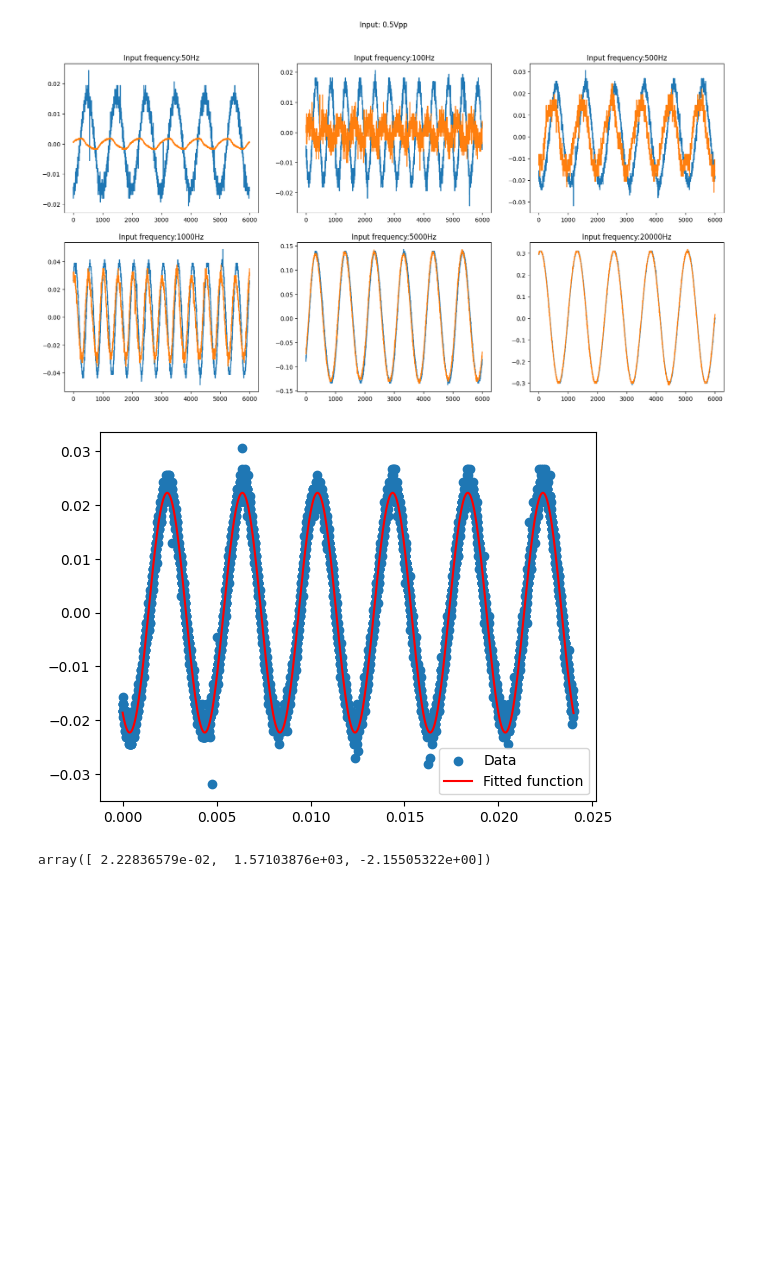
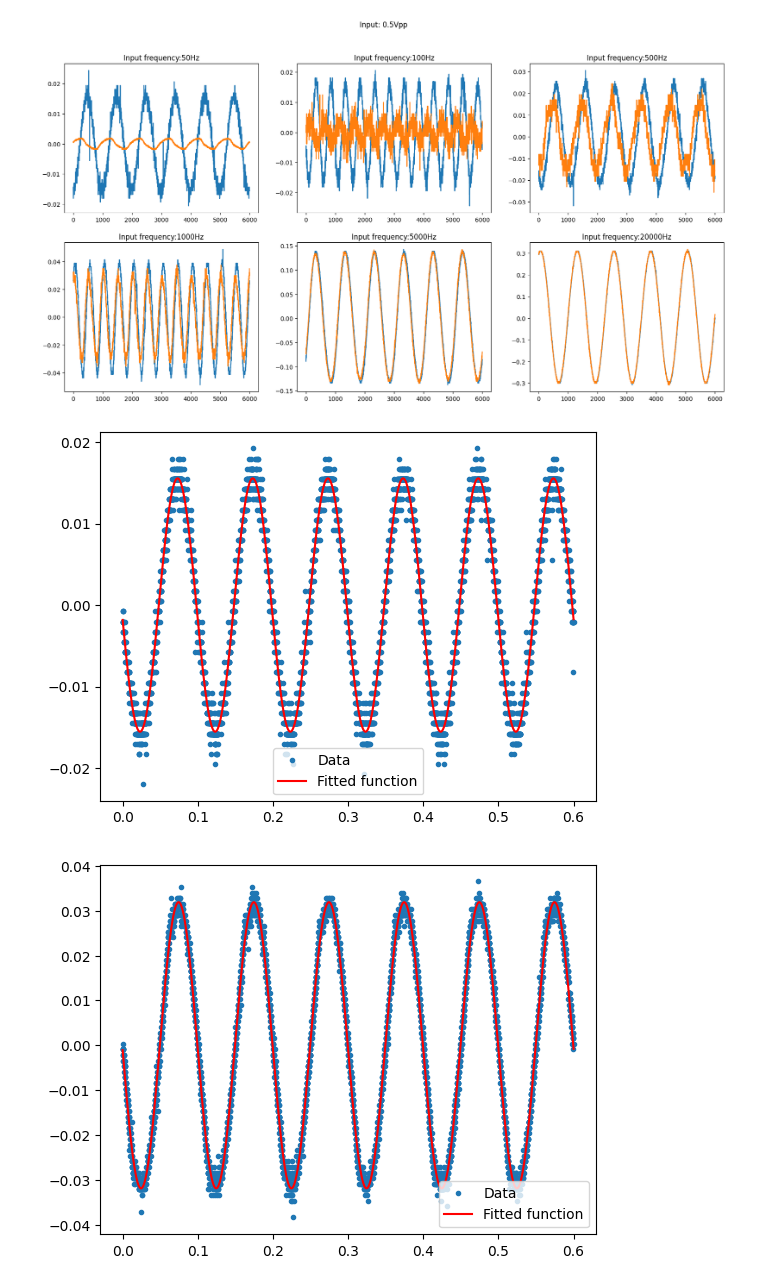
Before and after one commit to yyhshdu1/new_cavity, a Jupyter notebook: windfreak/hystersis_loop_plot.ipynb, the cells around one changed output. Saved outputs shown, nothing was run; the diff lists cells and outputs as text; code cells hidden in the pictures; blank space fills up the shorter version.

```diff
--- a/windfreak/hystersis_loop_plot.ipynb
+++ b/windfreak/hystersis_loop_plot.ipynb
@@ -82,20 +90,32 @@ fig.suptitle("Input: 0.5Vpp")
 Text(0.5, 0.98, 'Input: 0.5Vpp')
 [figure]
 # %%
-def test_func(x, a, b , c):
+def test_func(x, a ,b, c):
     return a * np.sin(b * x + c)
 
 def sin_fit(raw_data, Vset, fre, time_factor):
-    x_data = np.linspace(0 , 12/fre, len(raw_data))
+    x_data = np.linspace(0 , 6/fre, len(raw_data))
     y_data = raw_data
-    params, params_covariance = optimize.curve_fit(test_func, x_data, y_data,p0=[0.5, time_factor*fre,0])
-    plt.scatter(x_data, y_data, label='Data')
+    params, params_covariance = optimize.curve_fit(test_func, x_data, y_data,p0=[0.5,time_factor*fre,0])
+    plt.plot(x_data, y_data, '.', label='Data')
     plt.plot(x_data, test_func(x_data, params[0], params[1],params[2]),label='Fitted function',color = "r")
     plt.legend(loc='best')
     plt.show()
-    return params
+    return params, x_data
-# %%
-sin_fit(Vin[2],2,500,3)
-# %% [output]
-[figure, removed]
-array([ 2.22836579e-02,  1.57103876e+03, -2.15505322e+00])
+# %%
+amp_fit = []
+fre_fit = []
+phase_fit = []
+V_SGamp = []
+for i in range(5):
+    param,x = sin_fit(Vin[i],Vamp[i],10,6)
+    amp_fit.append(param[0])
+    fre_fit.append(param[1])
+    phase_fit.append(param[2])
+    if param[0] > 0:
+        V_SGamp.append((2 * Vamp[i] - 2*abs(param[0]))/2)
+    else:
+        V_SGamp.append((-1* (2 * Vamp[i] - 2*abs(param[0])))/2)
+# %% [output]
+[figure, added]
+[figure, added]
```
Also changed, not shown: parts of 13 cells of this notebook.
